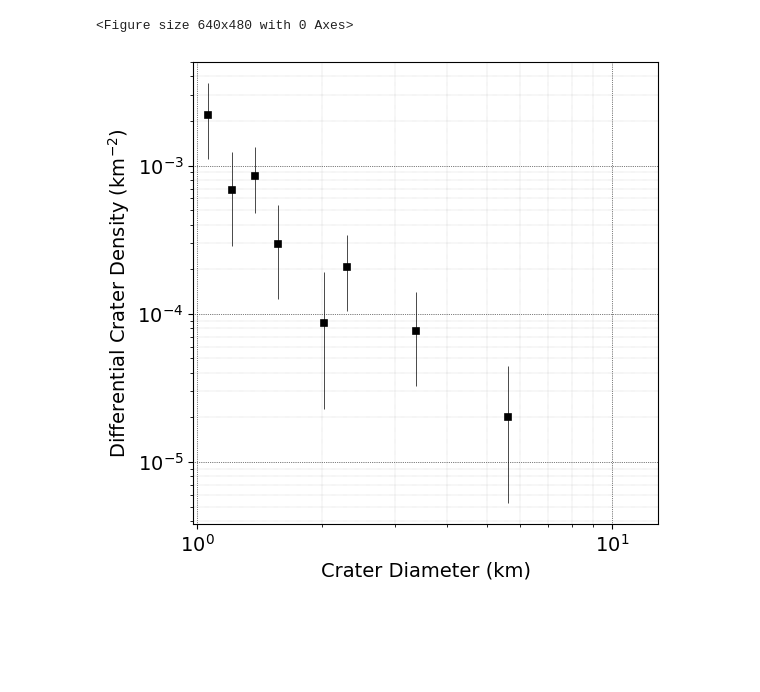
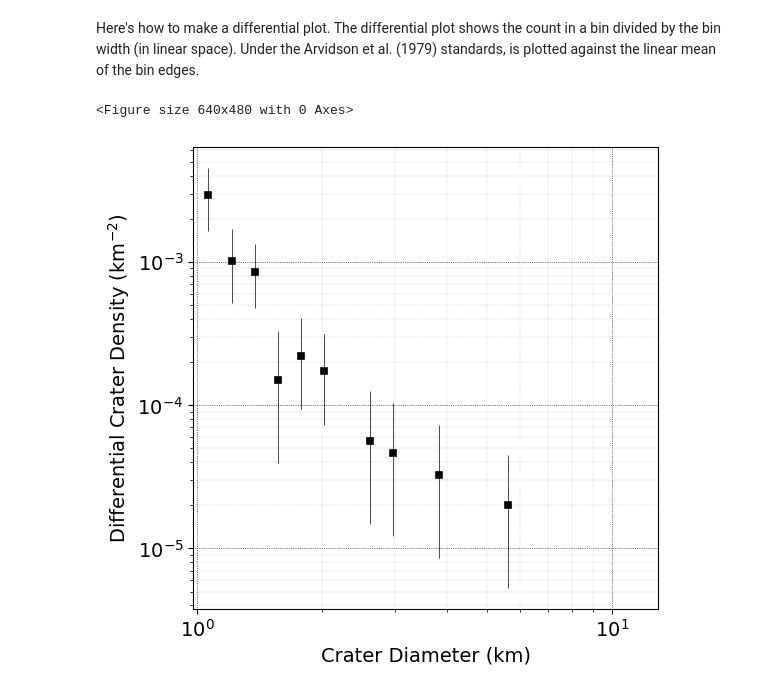
Before and after one commit to samwbell/craterdata, a Jupyter notebook: plotting_examples.ipynb, the cells around one changed output. Cells and saved outputs as stored; diff of their text form; code cells hidden in the pictures; blank space fills up the shorter version.

```diff
--- a/plotting_examples.ipynb
+++ b/plotting_examples.ipynb
@@ -19,5 +15,6 @@ from cratrcountr import *
 # %%
 synth_area = 10000
 synth_age = 2.0
-with open('example20.pkl','rb') as f:
+d_min = 1.0
+with open('example20A.pkl','rb') as f:
     ds = pkl.load(f)
@@ -48,8 +106,7 @@ plot_cumulative_binned(
+# %% [markdown]
+Here's how to make a differential plot.  The differential plot shows the count in a bin divided by the bin width (in linear space).  Under the Arvidson et al. (1979) standards, is plotted against the linear mean of the bin edges.
 # %%
-plot_differential(
-    ds, synth_area,
-    bin_width_exponent=neukum_bwe, d_min=1.0
-)
+plot_differential(ds, synth_area, d_min=1.0)
 # %% [output]
 <Figure size 640x480 with 0 Axes>
-[figure, old version]
+[figure, new version]
```
Also changed, not shown: parts of 24 cells of this notebook, 6 other files.
